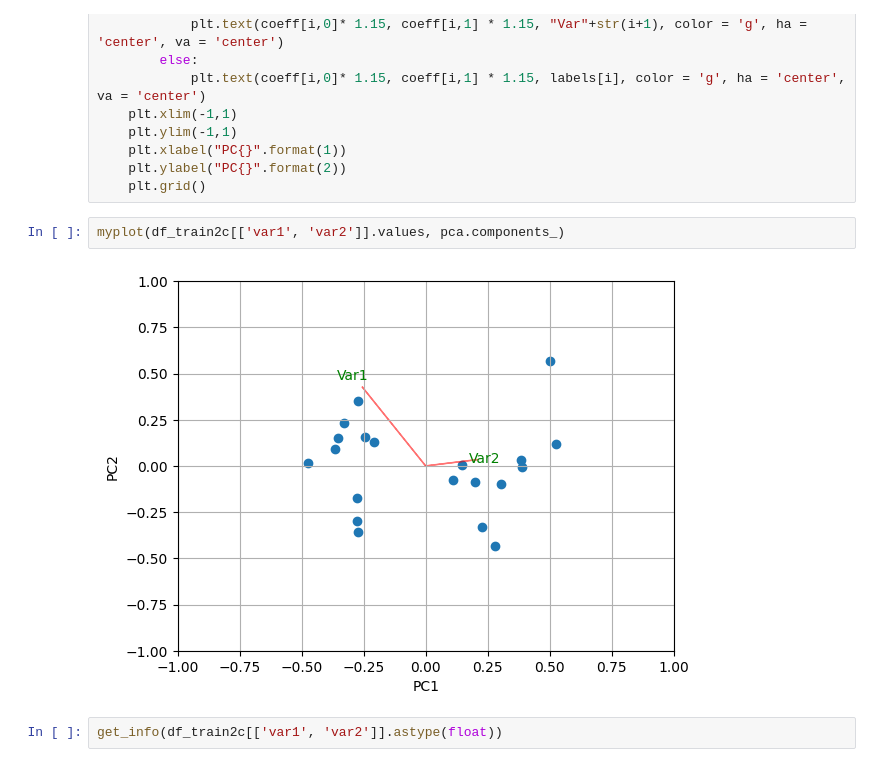
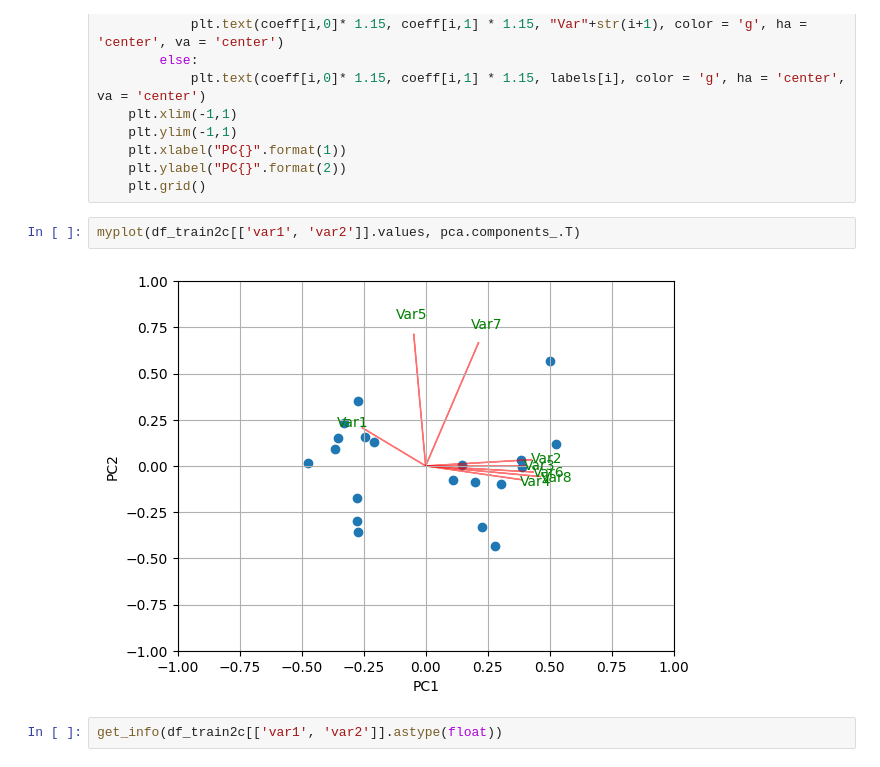
Before and after one commit to WhyNotKo/Statistical-information-processing-methods, a Jupyter notebook: lab5.ipynb, the cells around one changed output. Saved outputs shown, nothing was run; the diff lists cells and outputs as text.

```diff
--- a/lab5.ipynb
+++ b/lab5.ipynb
@@ -301,9 +303,9 @@ def myplot(score,coeff,labels=None):
     plt.ylabel("PC{}".format(2))
     plt.grid()
 # %%
-myplot(df_train2c[['var1', 'var2']].values, pca.components_)
+myplot(df_train2c[['var1', 'var2']].values, pca.components_.T)
 # %% [output]
-[figure, old version]
+[figure, new version]
 # %%
 get_info(df_train2c[['var1', 'var2']].astype(float))
 # %% [output]
```
Also changed, not shown: parts of 6 cells of this notebook.
